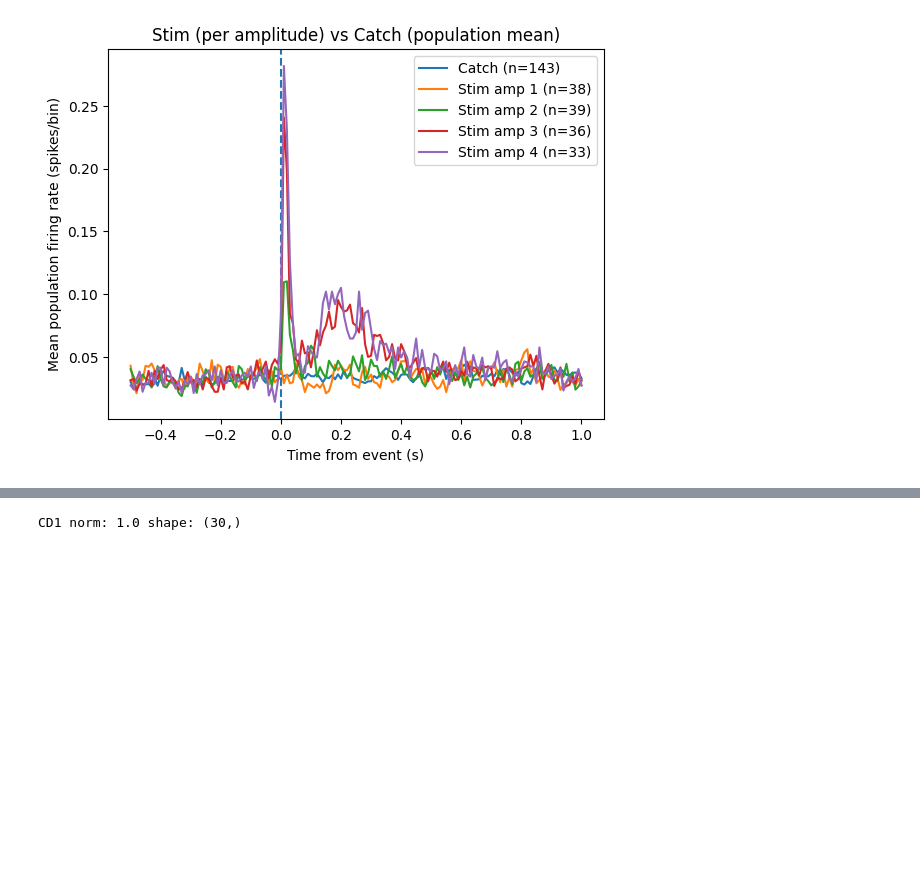
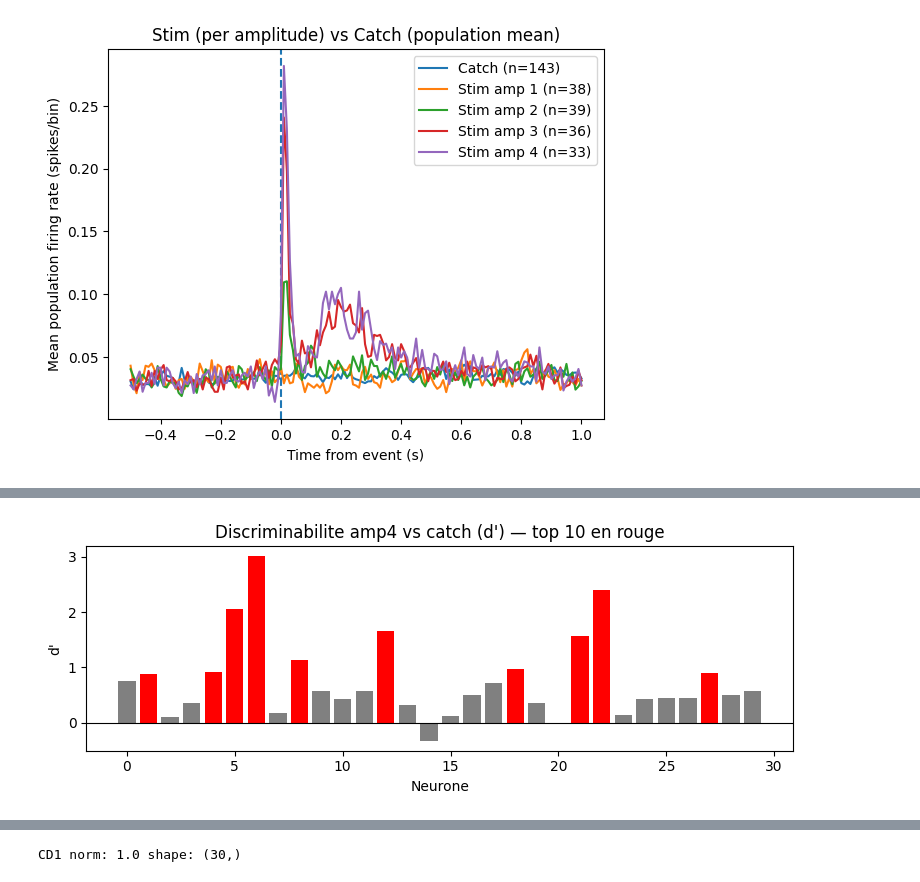
Before and after one commit to guenzi/NEURO-X-Project-I, a Jupyter notebook: rdv5mars.ipynb, the cells around one changed output, grey strips where cells are left out. Saved outputs shown, nothing was run; the diff lists cells and outputs as text; code cells hidden in the pictures; blank space fills up the shorter version.

```diff
--- a/rdv5mars.ipynb
+++ b/rdv5mars.ipynb
@@ -120,0 +173,90 @@ plt.show()
+# %%
+# d' (d-prime) : mesure de separabilite entre deux distributions (SDT)
+# d' = (mean_stim - mean_catch) / pooled_std
+# Combine amplitude de la reponse ET sa consistance trial-par-trial.
+# d'=0 → neurone non discriminant | d'>2 → neurone tres selectif
+
+# Extraction trial-par-trial : reponse moyenne 0-50ms (bins 50:55) par neurone
+mats_amp4, _ = event_triggered_matrix(AP_Bin_Matrx, Stim_times_by_amp[4],
+                                       AP_Bin_Resolution, pre_bins, post_bins)
+mats_catch, _ = event_triggered_matrix(AP_Bin_Matrx, Catch_times,
+                                        AP_Bin_Resolution, pre_bins, post_bins)
+
+# mats shape: (n_trials, n_neurons, W)
+# Fenetre 0-50ms = bins 50:55
+resp_amp4  = mats_amp4[:, :, 50:55].mean(axis=2)   # (n_trials_amp4, n_neurons)
+resp_catch = mats_catch[:, :, 50:55].mean(axis=2)  # (n_trials_catch, n_neurons)
+
+mu4  = resp_amp4.mean(axis=0)
+mu_c = resp_catch.mean(axis=0)
+std4  = resp_amp4.std(axis=0)
+std_c = resp_catch.std(axis=0)
+
+pooled_std = np.sqrt((std4**2 + std_c**2) / 2 + 1e-12)
+dprime = (mu4 - mu_c) / pooled_std
+
+# Top neurones par d'
+top_n = 10
+sorted_idx = np.argsort(dprime)[::-1]
+top_neurons = sorted_idx[:top_n]
+
+print("Top neurones amp4 par d-prime (0-50ms vs catch):")
+for rank, n in enumerate(top_neurons):
+    print(f"  #{rank+1}  neurone {n:2d}  d'={dprime[n]:.3f}  mu_amp4={mu4[n]:.4f}  mu_catch={mu_c[n]:.4f}")
+
+# Barplot d-prime
+fig, ax = plt.subplots(figsize=(8, 3))
+colors_bar = ["red" if i in top_neurons else "gray" for i in range(len(dprime))]
+ax.bar(np.arange(len(dprime)), dprime, color=colors_bar)
+ax.axhline(0, color="black", linewidth=0.8)
+ax.set_xlabel("Neurone")
+ax.set_ylabel("d'")
+ax.set_title(f"Discriminabilite amp4 vs catch (d') — top {top_n} en rouge")
+plt.tight_layout()
+plt.show()
+
+# Raster + firing rate moyen uniquement sur les top neurones
+fig, axes = plt.subplots(2, 1, figsize=(14, 7), sharex=True,
+                         gridspec_kw={"height_ratios": [3, 1]})
+
+ax = axes[0]
+for rank, n in enumerate(top_neurons):
+    spk = spike_times[n][(spike_times[n] >= t0) & (spike_times[n] <= t1)]
+    ax.vlines(spk, rank - 0.4, rank + 0.4, linewidth=0.8, color="black")
+
+# Stim amp4 : ligne rouge epaisse sur les deux panels
+for st in Stim_times_by_amp[4]:
+    if t0 <= st <= t1:
+        ax.axvline(st, color="red", alpha=0.95, linewidth=2.0, zorder=5, label="Stim amp4")
+        # axes[1].axvline(st, color="red", alpha=0.95, linewidth=2.0, zorder=5)
+
+# Autres stim et catch
+for a in [1, 2, 3]:
+    for st in Stim_times_by_amp[a]:
+        if t0 <= st <= t1:
+            ax.axvline(st, color=colors_amp[a], alpha=0.5, linewidth=1.0, label=f"Stim amp{a}")
+for ct in Catch_times:
+    if t0 <= ct <= t1:
+        ax.axvline(ct, color="steelblue", alpha=0.4, linewidth=1.0, linestyle="--", label="Catch")
+
+handles, labels = ax.get_legend_handles_labels()
+by_label = dict(zip(labels, handles))
+ax.legend(by_label.values(), by_label.keys(), fontsize=14, loc="upper right")
+ax.set_yticks(range(top_n))
+ax.set_yticklabels([f"n{n}  (d'={dprime[n]:.2f})" for n in top_neurons], fontsize=8)
+ax.set_ylabel("Neurone (top d')")
+ax.set_title(f"Activite top {top_n} neurones (d') — {t0:.1f} s à {t1:.1f} s")
+ax.set_ylim(-0.5, top_n - 0.5)
+
+# Firing rate moyen sur les top neurones uniquement
+AP_top = AP_Bin_Matrx[top_neurons, :]
+rate_top = AP_top[:, b0:b1].mean(axis=0)
+rate_top_smooth = gaussian_filter1d(rate_top, sigma=2)
+
+axes[1].fill_between(t_slice, rate_top_smooth, alpha=0.6, color="red")
+axes[1].set_xlabel("Temps (s)")
+axes[1].set_ylabel("Spikes/bin\n(top d')")
+
+plt.tight_layout()
+plt.show()
+# %% [output]
@@ -120,0 +274 @@ plt.show()
+[figure, added]
```
Also changed, not shown: parts of 9 cells of this notebook.
